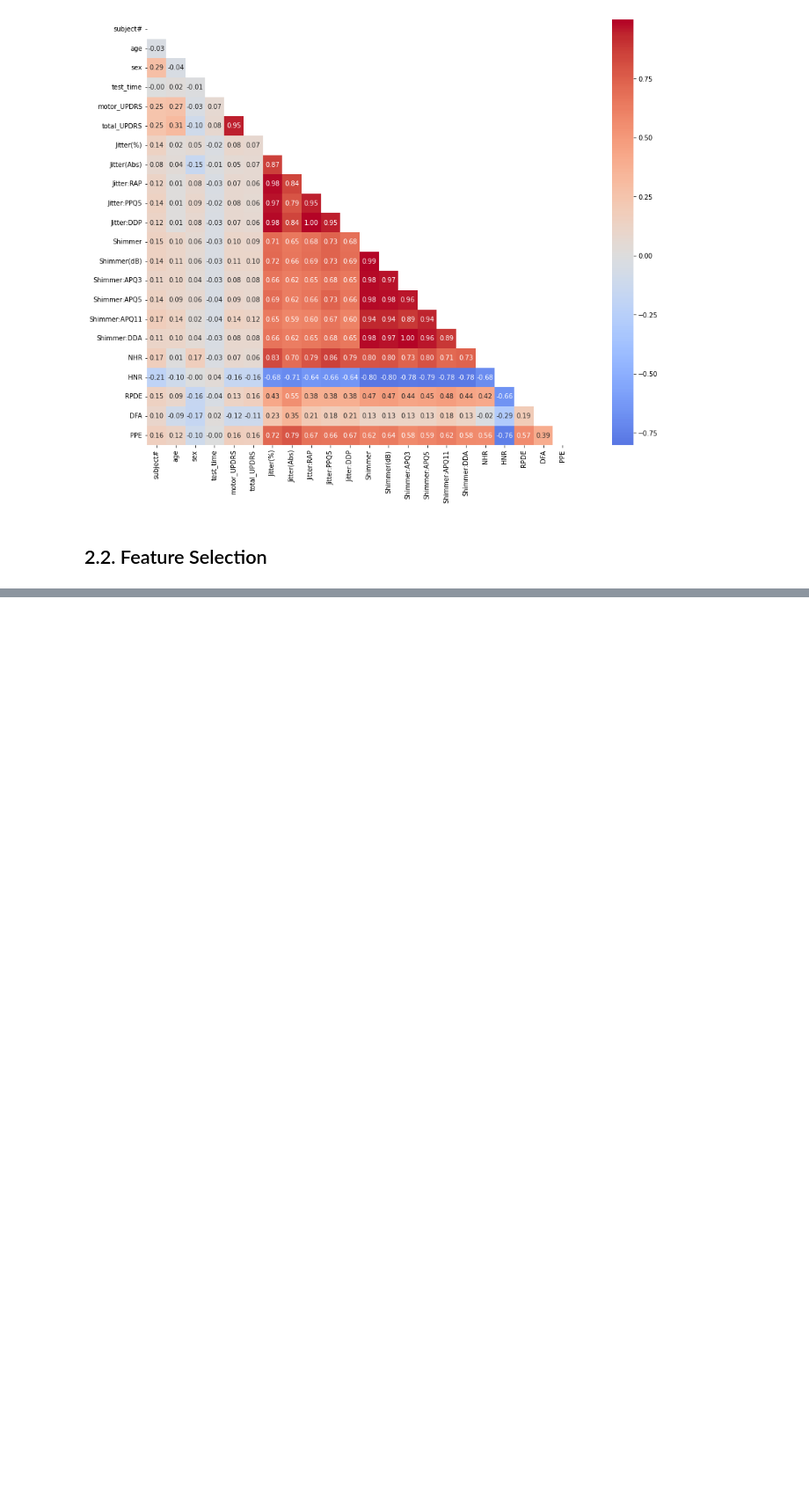
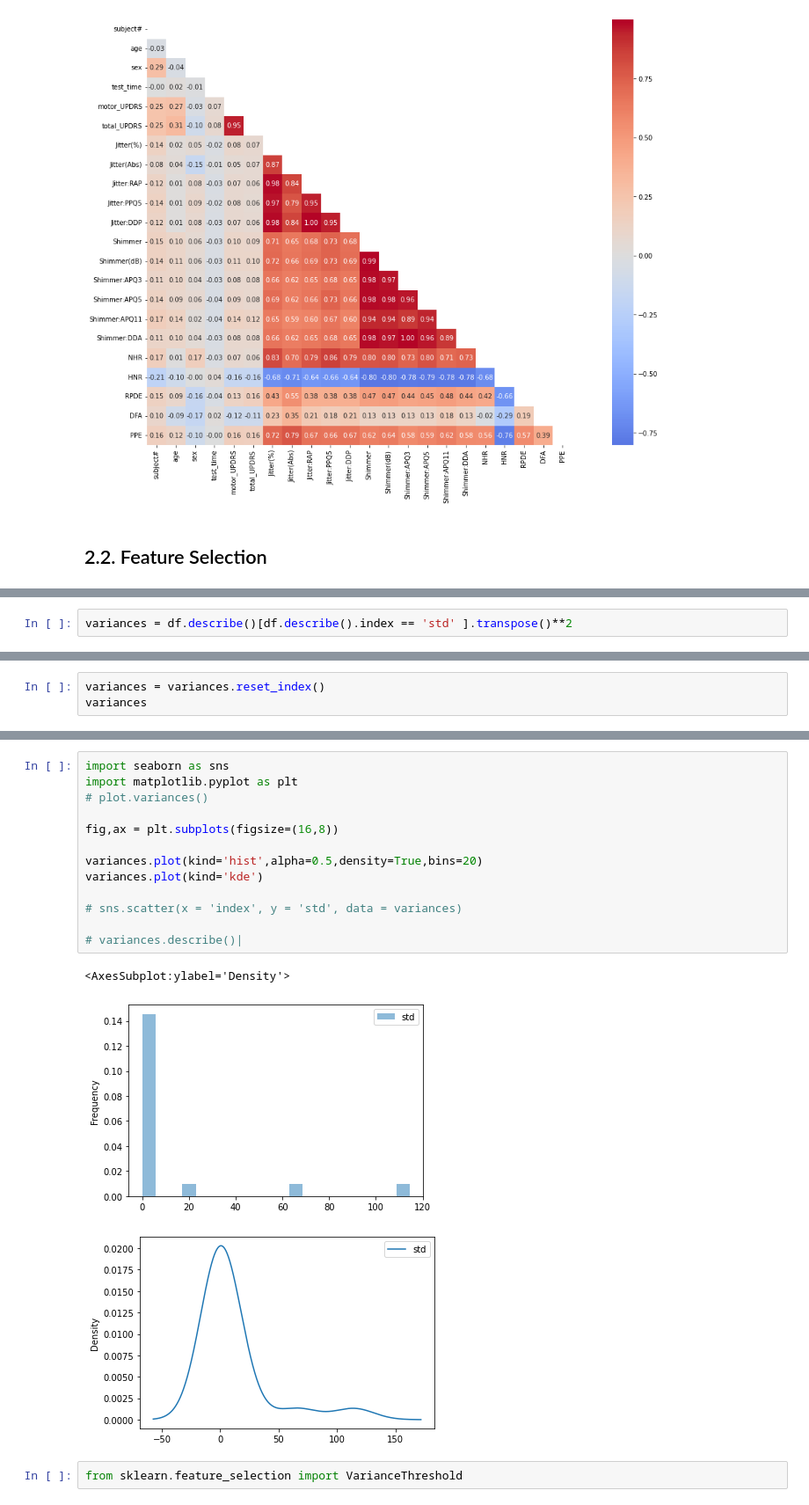
Before and after one commit to camilocbarrera/Workshop_1, a Jupyter notebook: Workshop_1.ipynb, the cells around one changed output, grey strips where cells are left out. Shown at 88% size. Drawn from its saved outputs; the diff is of its cells as text; blank space fills up the shorter version.

```diff
--- a/Workshop_1.ipynb
+++ b/Workshop_1.ipynb
@@ -113,0 +170,2 @@ plt.show()
+# %%
+variances = df.describe()[df.describe().index == 'std' ].transpose()**2
@@ -113,0 +177,3 @@ plt.show()
+# %%
+variances = variances.reset_index()
+variances
@@ -113,0 +198,19 @@ plt.show()
+# %%
+import seaborn as sns
+import matplotlib.pyplot as plt
+# plot.variances()
+
+fig,ax = plt.subplots(figsize=(16,8))
+
+variances.plot(kind='hist',alpha=0.5,density=True,bins=20)
+variances.plot(kind='kde')
+
+# sns.scatter(x = 'index', y = 'std', data = variances)
+
+# variances.describe()|
+# %% [output]
+<AxesSubplot:ylabel='Density'>
+[figure, added]
+[figure, added]
+# %%
+from sklearn.feature_selection import VarianceThreshold
```
Also changed, not shown: parts of 39 cells of this notebook, 1 other file.
